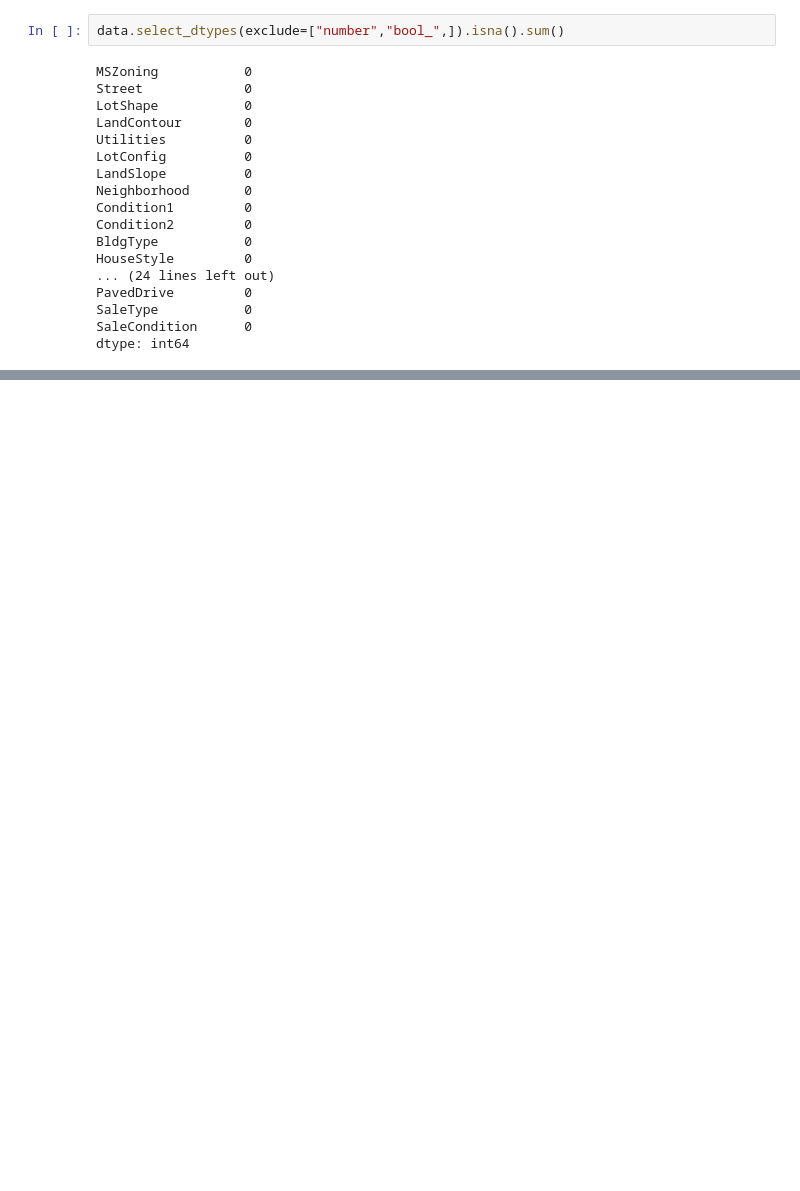
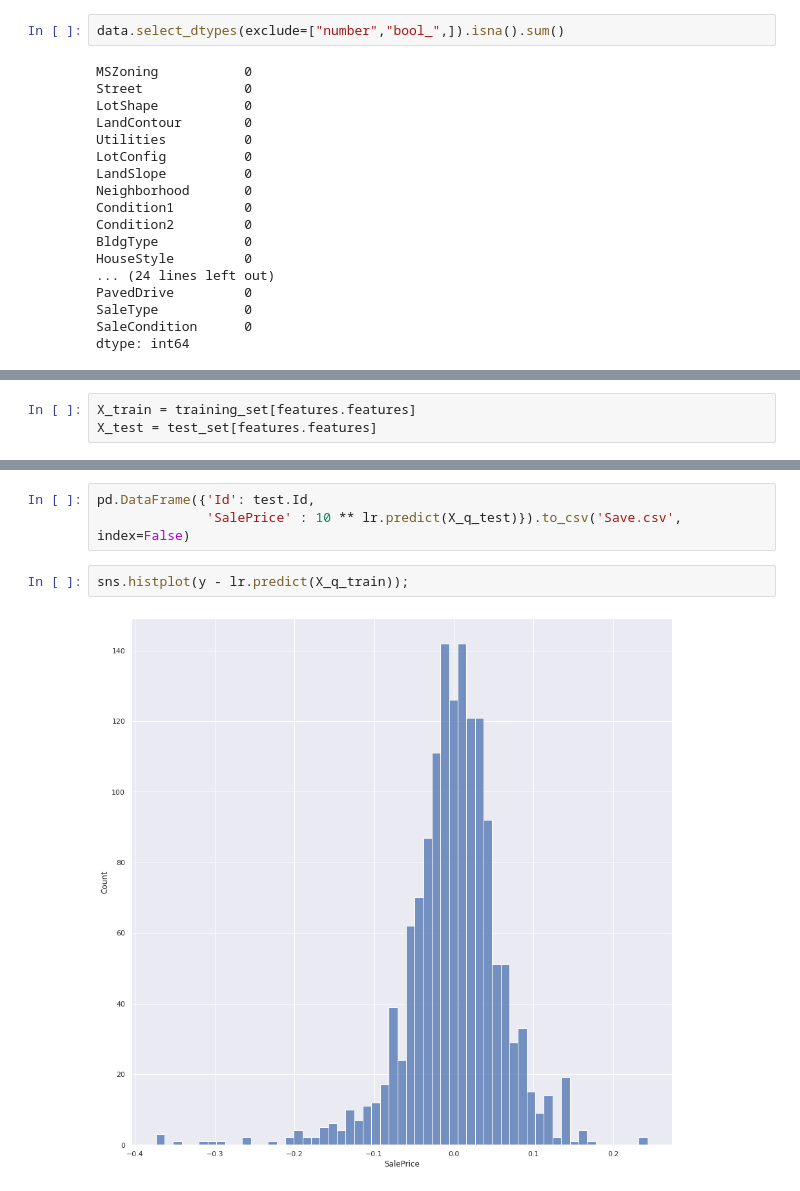
Before and after one commit to as1mple/labs_ds_courses, a Jupyter notebook: Predict_house_price.ipynb, the cells around one changed output, grey strips where cells are left out. Drawn from its saved outputs; the diff is of its cells as text; blank space fills up the shorter version.

```diff
--- a/Predict_house_price.ipynb
+++ b/Predict_house_price.ipynb
@@ -295,0 +126,3 @@ sns.histplot(y - slr.predict(X_q_train));
+# %%
+X_train = training_set[features.features]
+X_test = test_set[features.features]
@@ -295,0 +142,7 @@ sns.histplot(y - slr.predict(X_q_train));
+# %%
+pd.DataFrame({'Id': test.Id,
+              'SalePrice' : 10 ** lr.predict(X_q_test)}).to_csv('Save.csv', index=False)
+# %%
+sns.histplot(y - lr.predict(X_q_train));
+# %% [output]
+[figure, added]
```
Also changed, not shown: parts of 51 cells of this notebook.
